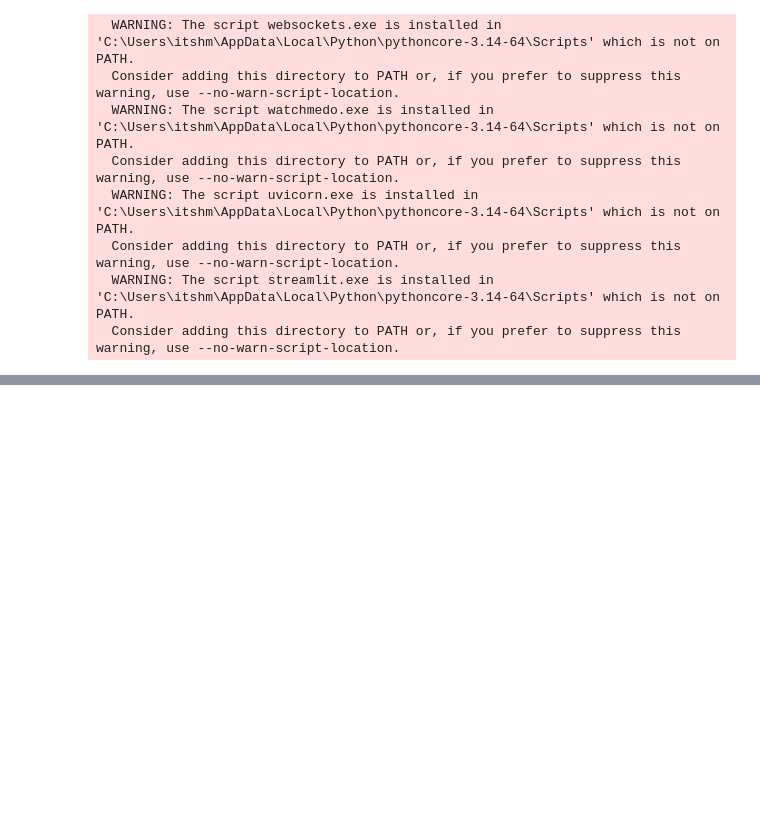
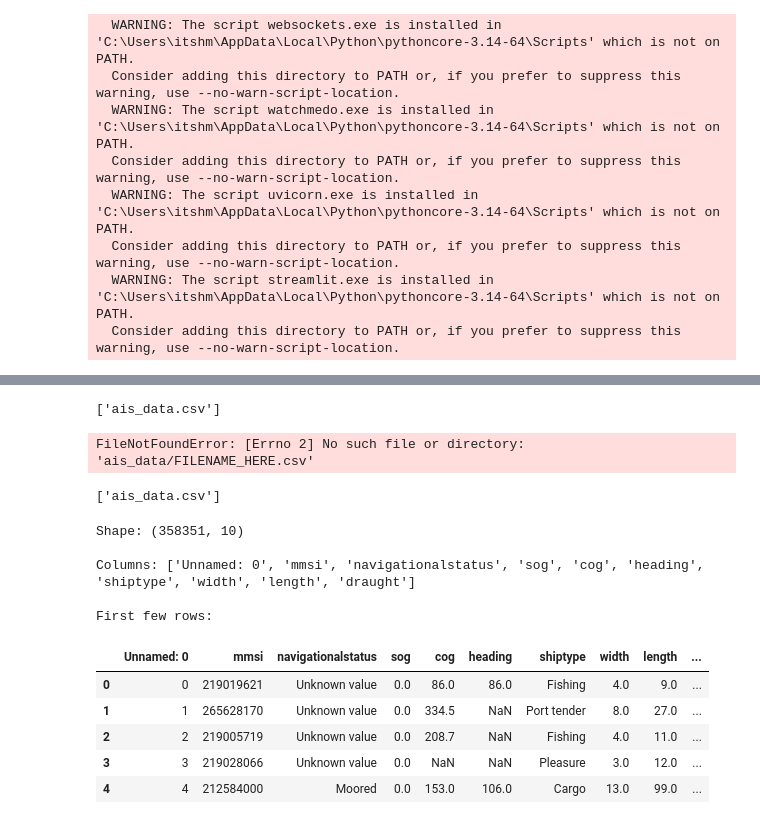
Before and after one commit to HMishra2509/project-orca, a Jupyter notebook: orca_engine1.ipynb, the cells around one changed output, grey strips where cells are left out. Cells and saved outputs as stored; diff of their text form; code cells hidden in the pictures; blank space fills up the shorter version.

```diff
--- a/orca_engine1.ipynb
+++ b/orca_engine1.ipynb
@@ -785,0 +1282,39 @@ Successfully installed altair-6.2.2 blinker-1.9.0 branca-0.8.2 click-8.4.2 foliu
+# %%
+import os
+print(os.listdir('ais_data'))
+# %% [output]
+['ais_data.csv']
+# %%
+import pandas as pd
+
+ais_df = pd.read_csv('ais_data/FILENAME_HERE.csv')
+print(ais_df.shape)
+print(ais_df.columns.tolist())
+ais_df.head()
+# %% [output]
+FileNotFoundError: [Errno 2] No such file or directory: 'ais_data/FILENAME_HERE.csv'
+# %%
+import os
+print(os.listdir('ais_data'))
+# %% [output]
+['ais_data.csv']
+# %%
+import pandas as pd
+
+ais_df = pd.read_csv('ais_data/ais_data.csv')
+print("Shape:", ais_df.shape)
+print("\nColumns:", ais_df.columns.tolist())
+print("\nFirst few rows:")
+ais_df.head()
+# %% [output]
+Shape: (358351, 10)
+
+Columns: ['Unnamed: 0', 'mmsi', 'navigationalstatus', 'sog', 'cog', 'heading', 'shiptype', 'width', 'length', 'draught']
+
+First few rows:
+|  | Unnamed: 0 | mmsi | navigationalstatus | sog | cog | heading | shiptype | width | length | ... |
+| 0 | 0 | 219019621 | Unknown value | 0.0 | 86.0 | 86.0 | Fishing | 4.0 | 9.0 | ... |
+| 1 | 1 | 265628170 | Unknown value | 0.0 | 334.5 | NaN | Port tender | 8.0 | 27.0 | ... |
+| 2 | 2 | 219005719 | Unknown value | 0.0 | 208.7 | NaN | Fishing | 4.0 | 11.0 | ... |
+| 3 | 3 | 219028066 | Unknown value | 0.0 | NaN | NaN | Pleasure | 3.0 | 12.0 | ... |
+| 4 | 4 | 212584000 | Moored | 0.0 | 153.0 | 106.0 | Cargo | 13.0 | 99.0 | ... |
```
Also changed, not shown: parts of 17 cells of this notebook, 8 other files.
